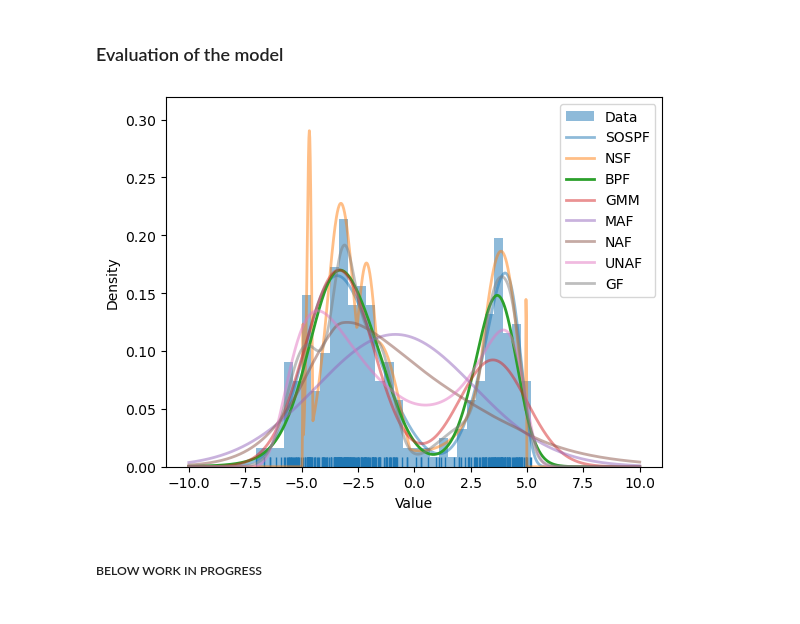
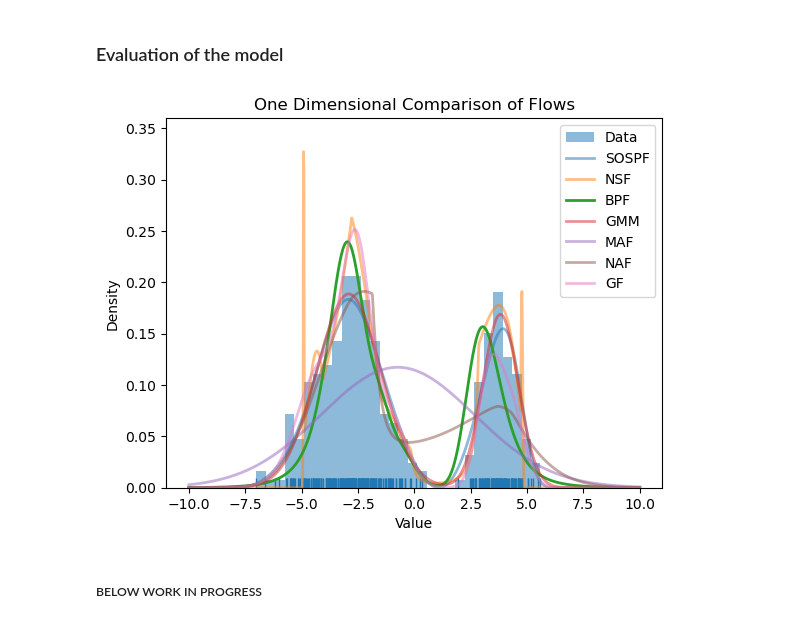
Before and after one commit to ioskn/mldl_htwg, a Jupyter notebook: generative/1D_Flows.ipynb, the cells around one changed output. Cells and saved outputs as stored; diff of their text form; code cells hidden in the pictures.

```diff
--- a/generative/1D_Flows.ipynb
+++ b/generative/1D_Flows.ipynb
@@ -69,29 +54,28 @@ From https://github.com/probabilists/zuko/edit/bernstein/README.md
 | `BPF`   | 2020 | [Deep Transformation Models: ...](https://arxiv.org/abs/2004.00464) |
 # %%
 y = dgp()
-hidden_features = [128] * 3
+context = 1 # New in 1.1.0 context is not needed anymore
+hidden_features = [128] * 10
 x = torch.ones_like(y) # does not work w/o context (also for NSF) using dummy variable
 flows = [
-    zuko.flows.SOSPF(features=1, context=1, transforms=1, hidden_features=hidden_features),
-    zuko.flows.NSF(features=1, context=1, transforms=1, hidden_features=hidden_features),
-    zuko.flows.BPF(features=1, context=1, transforms=1, hidden_features=hidden_features),
-    zuko.flows.GMM(features=1, context=1,  hidden_features=hidden_features), # Should be the best since DGP is a mixture of Gaussians
-    #zuko.flows.NICE(features=1, context=1, transforms=1, hidden_features=hidden_features), #Bad performance when not chaining
-    zuko.flows.MAF(features=1, context=1, transforms=1, hidden_features=hidden_features),
-    #zuko.flows.NCSF(features=1, context=1, transforms=1, hidden_features=[128] * 3), # On Torie and Spehers
-    zuko.flows.NAF(features=1, context=1, transforms=1, hidden_features=hidden_features),
-    zuko.flows.UNAF(features=1, context=1, transforms=1, hidden_features=hidden_features),
-    #zuko.flows.CNF(features=1, context=1,  hidden_features=[128] * 3), Takes about 200 seconds
-    zuko.flows.GF(features=1, context=1, transforms=1, hidden_features=hidden_features),
+    zuko.flows.SOSPF(features=1, context=context, transforms=1, hidden_features=hidden_features),
+    zuko.flows.NSF(features=1, context=context, transforms=1, hidden_features=hidden_features),
+    zuko.flows.BPF(features=1, context=context, transforms=1, hidden_features=hidden_features, degree=30),
+    zuko.flows.GMM(features=1, context=context,  hidden_features=hidden_features), # Should be the best since DGP is a mixture of Gaussians
+    #zuko.flows.NICE(features=1, context=context, transforms=1, hidden_features=hidden_features), #Bad performance when not chaining
+    zuko.flows.MAF(features=1, context=context, transforms=1, hidden_features=hidden_features),
+    #zuko.flows.NCSF(features=1, context=context, transforms=1, hidden_features=[128] * 3), # On Torie and Spehers
+    zuko.flows.NAF(features=1, context=context, transforms=1, hidden_features=hidden_features),
+    #zuko.flows.UNAF(features=1, context=context, transforms=1, hidden_features=hidden_features), # Slow
+    #zuko.flows.CNF(features=1, context=context,  hidden_features=[128] * 3), Takes about 200 seconds
+    zuko.flows.GF(features=1, context=context, transforms=1, hidden_features=hidden_features),
 ]
-
-# You may need to adjust the parameters for each flow based on your specific requirements and the capabilities of the Zuko library.
 # %% [markdown]
 ### Training and plotting of loss curves
 # %%
 from tqdm import tqdm
 
-epochs = 200
+epochs = 500
 losses_train = []
 losses_test = []
 training_times = []
@@ -108,8 +92,13 @@ for flow in tqdm(flows, desc="Flows"):
 
     # Add a tqdm progress bar for the inner loop
     for e in tqdm(range(epochs), desc="Epochs"):
-        loss = -flow(x).log_prob(y).mean()  # -log p(y | x)
-        NLL_test = -flow(x_test).log_prob(y_test).mean()
+        if (context == 0):
+            loss = -flow().log_prob(y).mean()  # -log p(y | x)
+            NLL_test = -flow().log_prob(y_test).mean()
+        else:
+            loss = -flow(x).log_prob(y).mean()
+            NLL_test = -flow(x_test).log_prob(y_test).mean()
+
         loss_history_test[e] = (NLL_test.detach().numpy())
         loss_history[e] = (loss.detach().numpy())
         optimizer.zero_grad()
@@ -170,24 +158,29 @@ display(df_sorted)
 # %%
 import seaborn as sns
 
 # Plot histograms
 plt.hist(y.numpy(), bins=30, density=True, label="Data", alpha=0.5)
 sns.rugplot(y.numpy(), color="black")  # Add rug plot
 
 plt.xlabel("Value")
 plt.ylabel("Density")
 
 # Adding the density form the flow
 xx = torch.linspace(-10, 10, 1000)
 for i, flow in enumerate(flows):
-    yy = flow(x[:1]).log_prob(xx[...,None]).exp().detach().numpy()
+    if (context == 0):
+        yy = flow().log_prob(xx[...,None]).exp().detach().numpy()
+    else:
+        yy = flow(x[:1]).log_prob(xx[...,None]).exp().detach().numpy()
     plt.plot(xx, yy, label=flow.__class__.__name__, color=colors[i], linewidth=2,
              alpha = 1.0 if flow.__class__.__name__ == "BPF" else 0.5)
 
+
+plt.title("One Dimensional Comparison of Flows")
 plt.legend()
 plt.show()
 # %% [output]
-[figure, old version]
+[figure, new version]
 # %% [markdown]
 ##### BELOW WORK IN PROGRESS
 # %%
```
Also changed, not shown: parts of 3 cells of this notebook, 3 other files.
